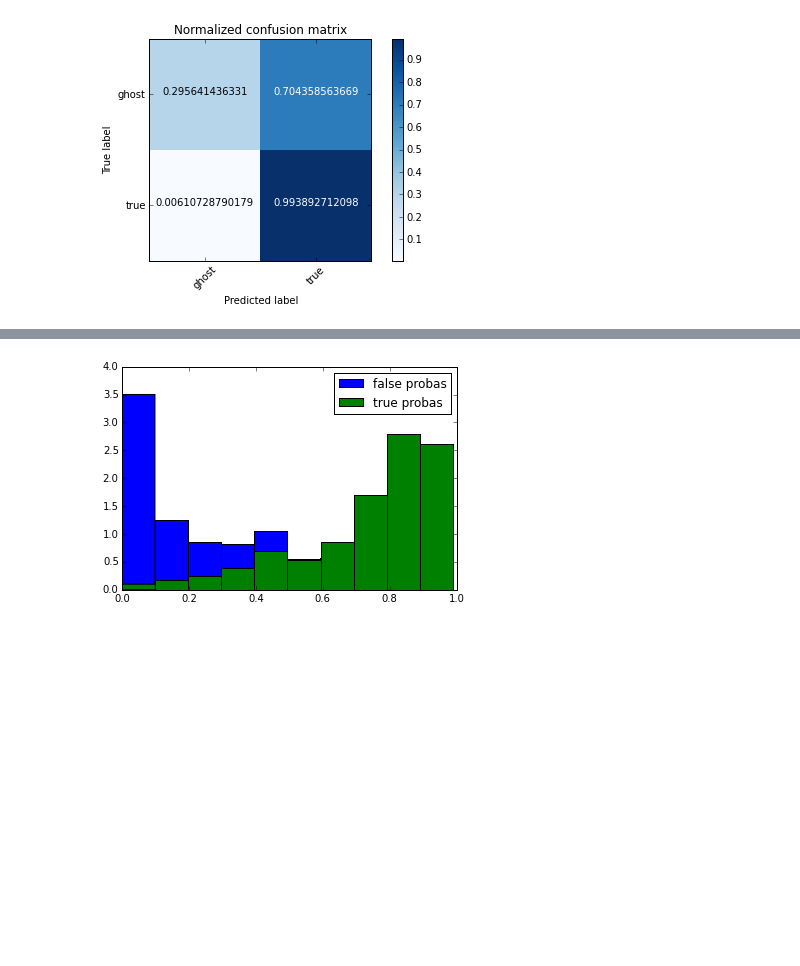
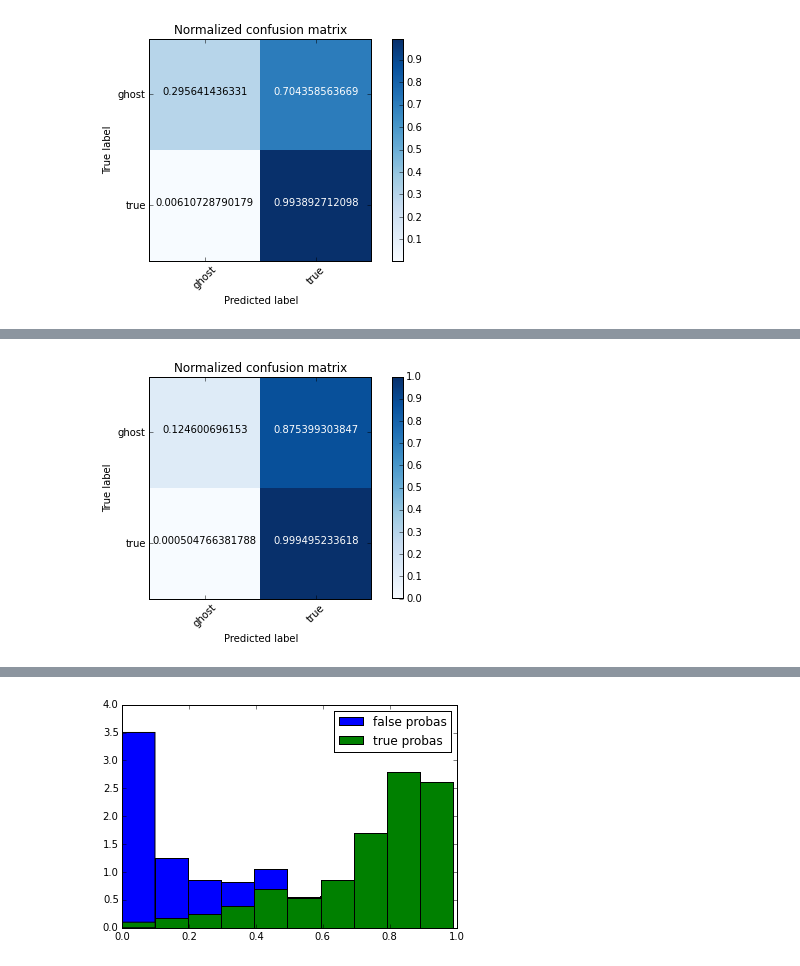
Before and after one commit to adendek/DownstreamTracking, a Jupyter notebook: SeedClassifier/bBDTGenerator.ipynb, the cells around one changed output, grey strips where cells are left out. Saved outputs shown, nothing was run; the diff lists cells and outputs as text; code cells hidden in the pictures; blank space fills up the shorter version.

Commit message:
add study on classifier performance vs threshold

```diff
--- a/SeedClassifier/bBDTGenerator.ipynb
+++ b/SeedClassifier/bBDTGenerator.ipynb
@@ -261,0 +264,9 @@ Accurency
+# %%
+threshold = 0.01
+
+cnf_matrix = confusion_matrix(test_Y ,predict_vs_threshold(classifier.predict_proba(test_X),threshold));
+target_names = ["ghost","true"]
+plot_confusion_matrix(cnf_matrix, classes=target_names,normalize=True,
+                      title='Normalized confusion matrix')
+# %% [output]
+[figure, added]
```
Also changed, not shown: parts of 10 cells of this notebook.
